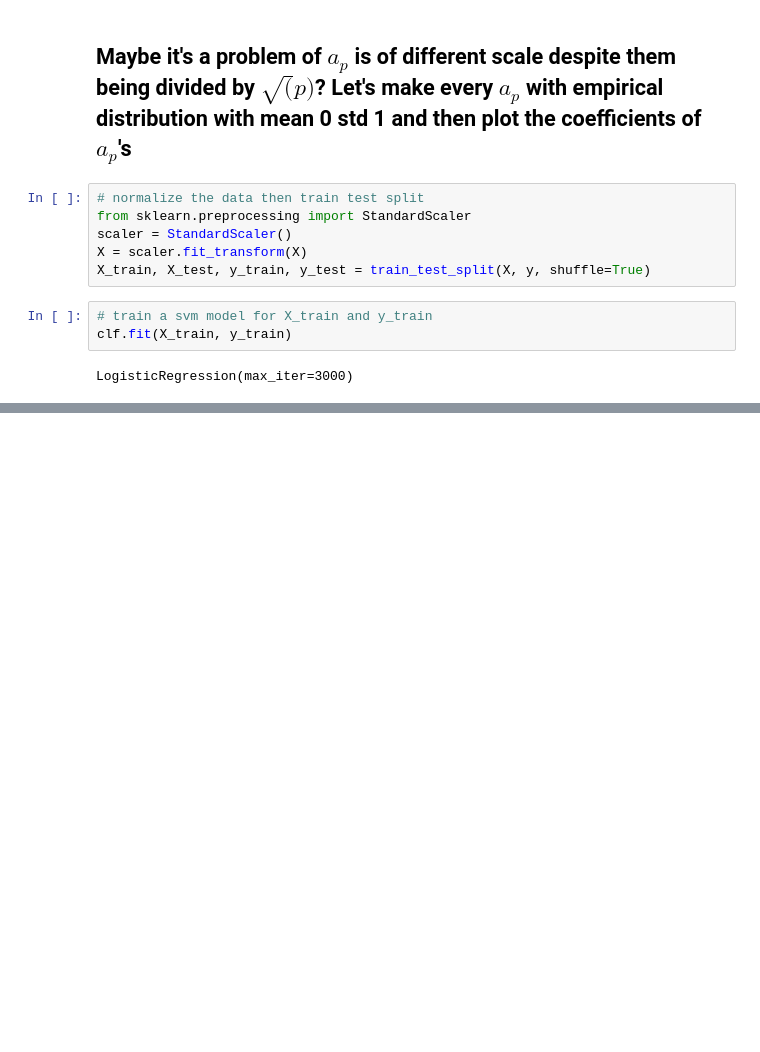
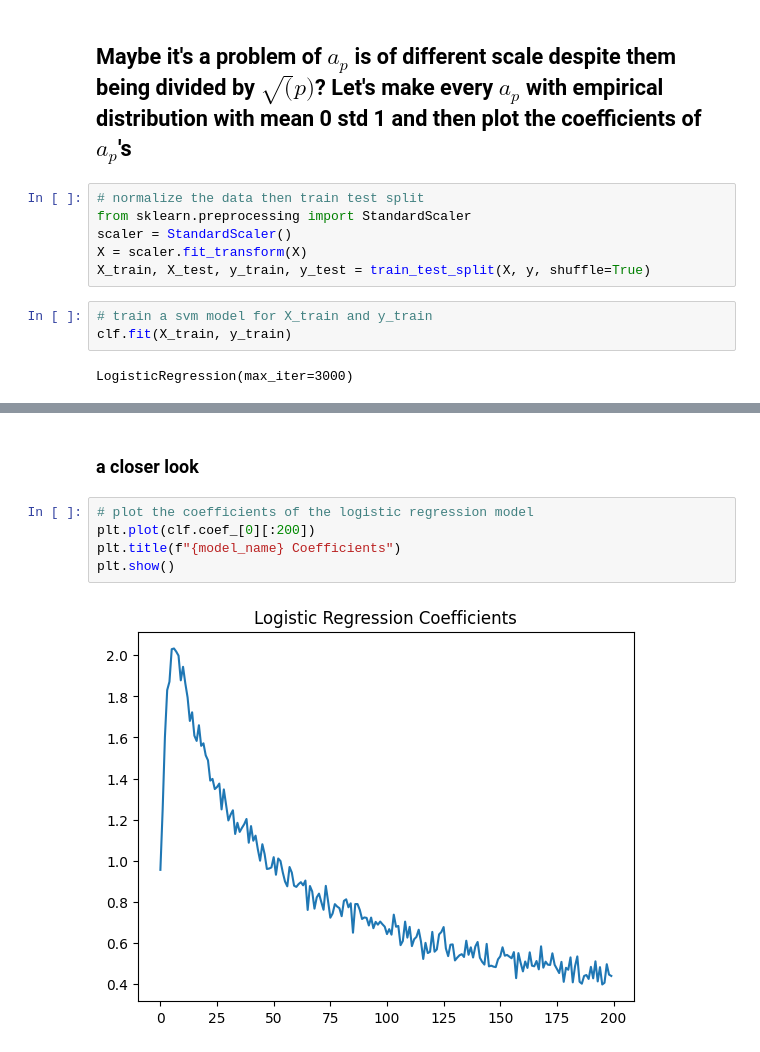
Before and after one commit to BarinderBanwait/ml_rnt, a Jupyter notebook: notebooks/LR_coefficients.ipynb, the cells around one changed output, grey strips where cells are left out. Cells and saved outputs as stored; diff of their text form; blank space fills up the shorter version.

```diff
--- a/notebooks/LR_coefficients.ipynb
+++ b/notebooks/LR_coefficients.ipynb
@@ -64,0 +65,9 @@ plt.show()
+# %% [markdown]
+### a closer look
+# %%
+# plot the coefficients of the logistic regression model
+plt.plot(clf.coef_[0][:200])
+plt.title(f"{model_name} Coefficients")
+plt.show()
+# %% [output]
+[figure, added]
```
Also changed, not shown: parts of 3 cells of this notebook, 1 other file.
